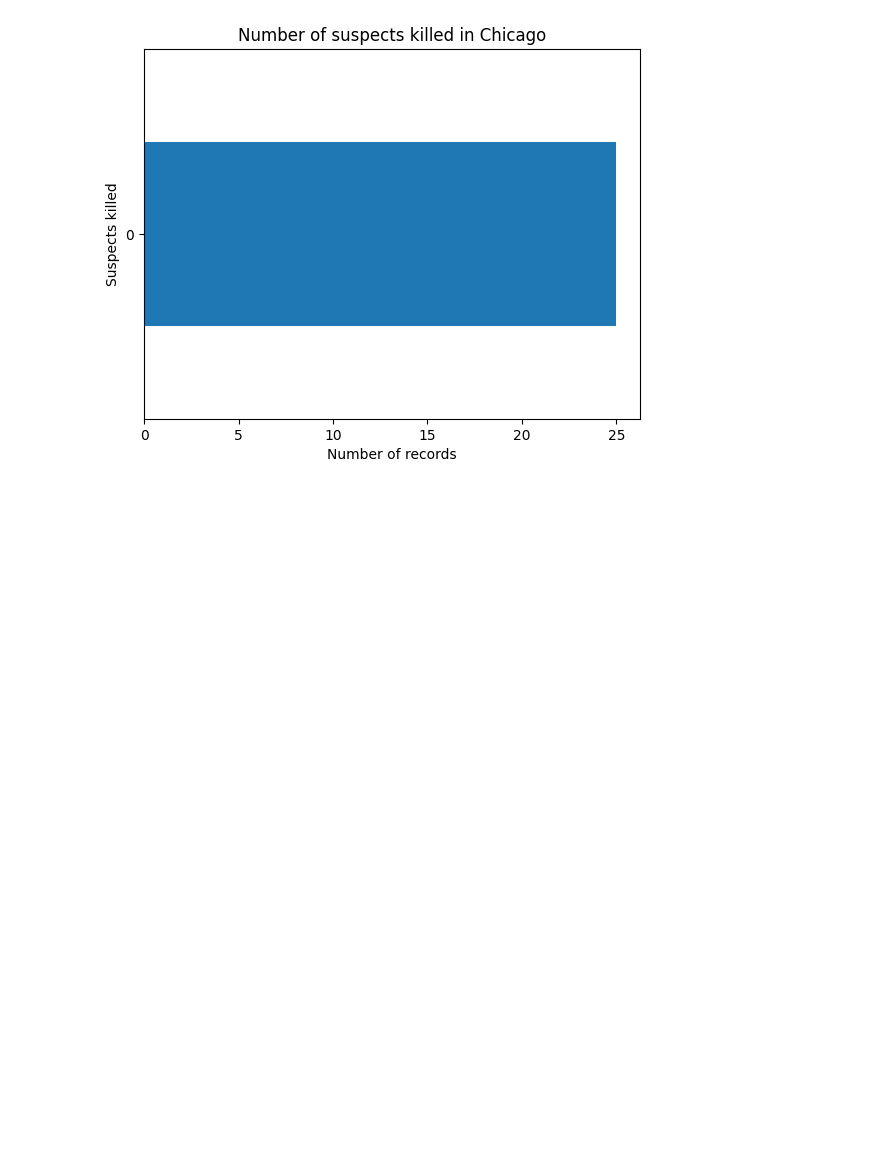
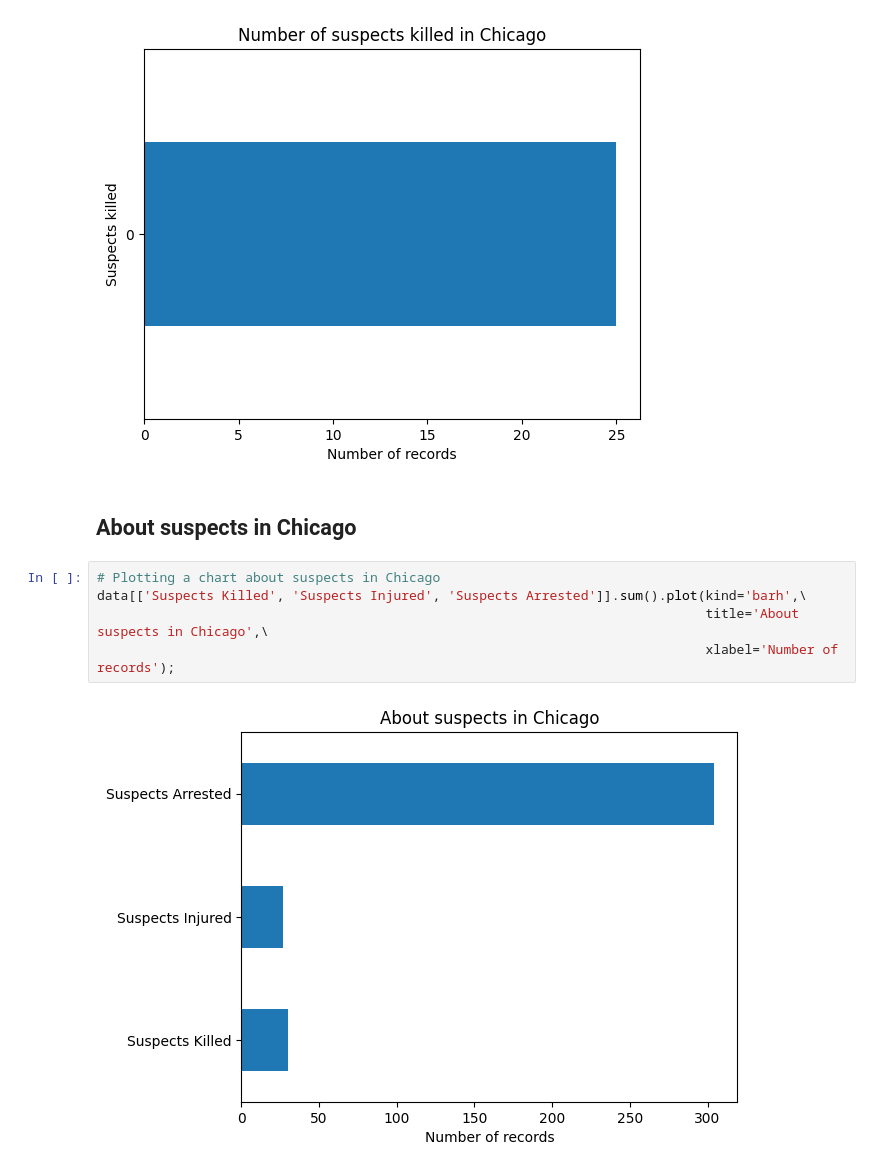
Before and after one commit to Matheus-Pombeiro/gun_violence_us, a Jupyter notebook: gun_violence_us.ipynb, the cells around one changed output. Drawn from its saved outputs; the diff is of its cells as text; blank space fills up the shorter version.

Commit message:
feat: About suspects in Chicago

```diff
--- a/gun_violence_us.ipynb
+++ b/gun_violence_us.ipynb
@@ -215,3 +215,12 @@ data.query('`City Or County` == "Chicago"')['Suspects Killed'].value_counts().pl
                                                                                    ylabel='Suspects killed');
 # %% [output]
 [figure]
+# %% [markdown]
+## About suspects in Chicago
+# %%
+# Plotting a chart about suspects in Chicago
+data[['Suspects Killed', 'Suspects Injured', 'Suspects Arrested']].sum().plot(kind='barh',\
+                                                                              title='About suspects in Chicago',\
+                                                                              xlabel='Number of records');
+# %% [output]
+[figure, added]
```
